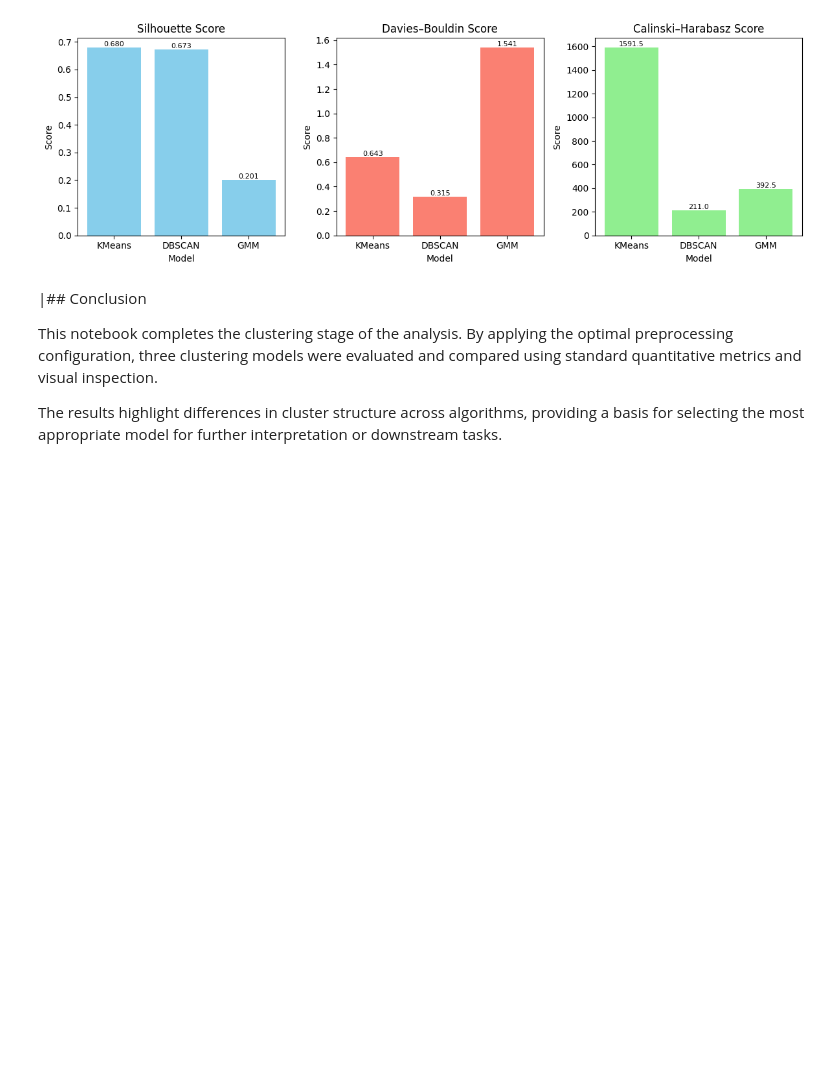
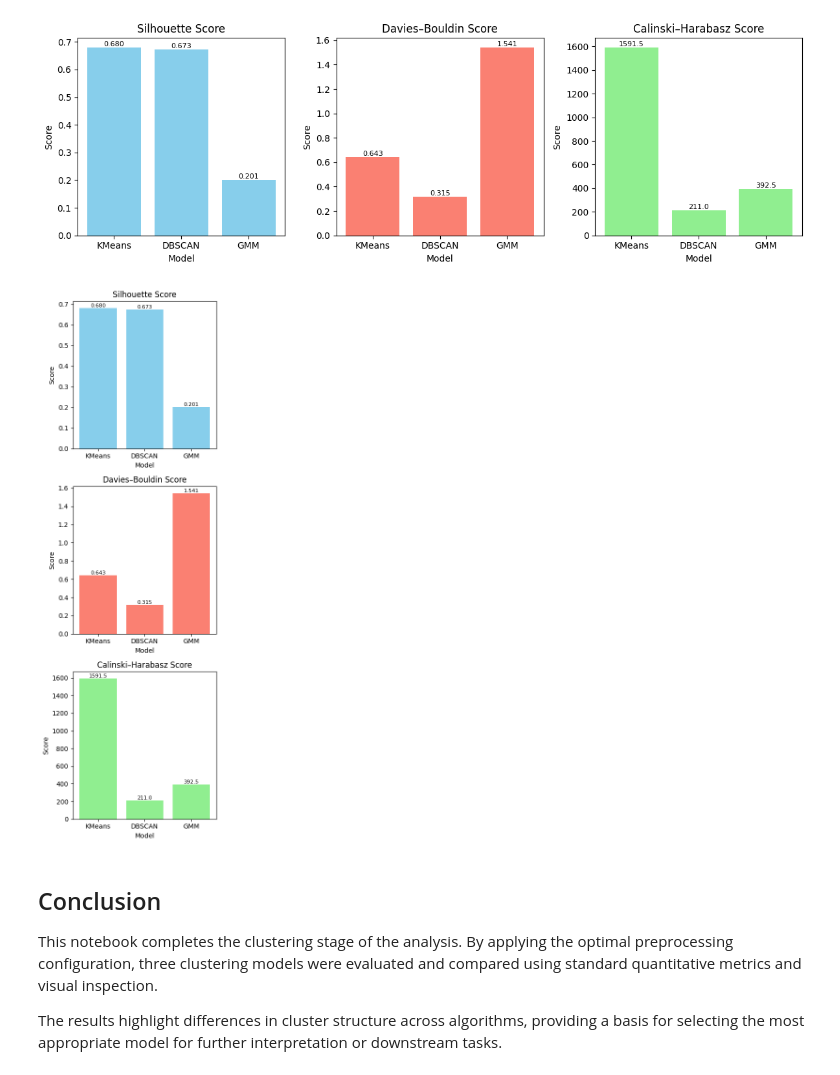
Before and after one commit to GitSentinel/basel-climate-dnn-analysis, a Jupyter notebook: basal_climate/final_model.ipynb, the cells around one changed output. Drawn from its saved outputs; the diff is of its cells as text; code cells hidden in the pictures; blank space fills up the shorter version.

```diff
--- a/basal_climate/final_model.ipynb
+++ b/basal_climate/final_model.ipynb
@@ -325,8 +327,56 @@ plt.savefig(output_dir / "model_scores_subplots_labeled.png")
 plt.close()
 # %% [output]
 [figure]
+# %%
+plt.figure(figsize=(4,12))
+
+# --- Silhouette ---
+plt.subplot(3, 1, 1)
+bars1 = plt.bar(summary["model"], summary["silhouette"], color="skyblue")
+plt.title("Silhouette Score")
+plt.ylabel("Score")
+plt.xlabel("Model")
+
+for bar in bars1:
+    height = bar.get_height()
+    plt.text(bar.get_x() + bar.get_width()/2, height,
+             f"{height:.3f}", ha='center', va='bottom', fontsize=8)
+
+# --- Davies–Bouldin ---
+plt.subplot(3, 1, 2)
+bars2 = plt.bar(summary["model"], summary["davies_bouldin"], color="salmon")
+plt.title("Davies–Bouldin Score")
+plt.ylabel("Score")
+plt.xlabel("Model")
+
+for bar in bars2:
+    height = bar.get_height()
+    plt.text(bar.get_x() + bar.get_width()/2, height,
+             f"{height:.3f}", ha='center', va='bottom', fontsize=8)
+
+# --- Calinski–Harabasz ---
+plt.subplot(3, 1, 3)
+bars3 = plt.bar(summary["model"], summary["calinski_harabasz"], color="lightgreen")
+plt.title("Calinski–Harabasz Score")
+plt.ylabel("Score")
+plt.xlabel("Model")
+
+for bar in bars3:
+    height = bar.get_height()
+    plt.text(bar.get_x() + bar.get_width()/2, height,
+             f"{height:.1f}", ha='center', va='bottom', fontsize=8)
+
+plt.tight_layout()
+
+# --- SAVE BEFORE SHOW ---
+plt.savefig(output_dir / "model_scores_subplots_labeled2.png", dpi=300, bbox_inches='tight')
+
+plt.show()
+plt.close()
+# %% [output]
+[figure, added]
 # %% [markdown]
-|## Conclusion
+## Conclusion
 
 This notebook completes the clustering stage of the analysis.
 By applying the optimal preprocessing configuration, three clustering models were evaluated and compared using standard quantitative metrics and visual inspection.
```
Also changed, not shown: parts of 1 cell of this notebook, 10 other files.
